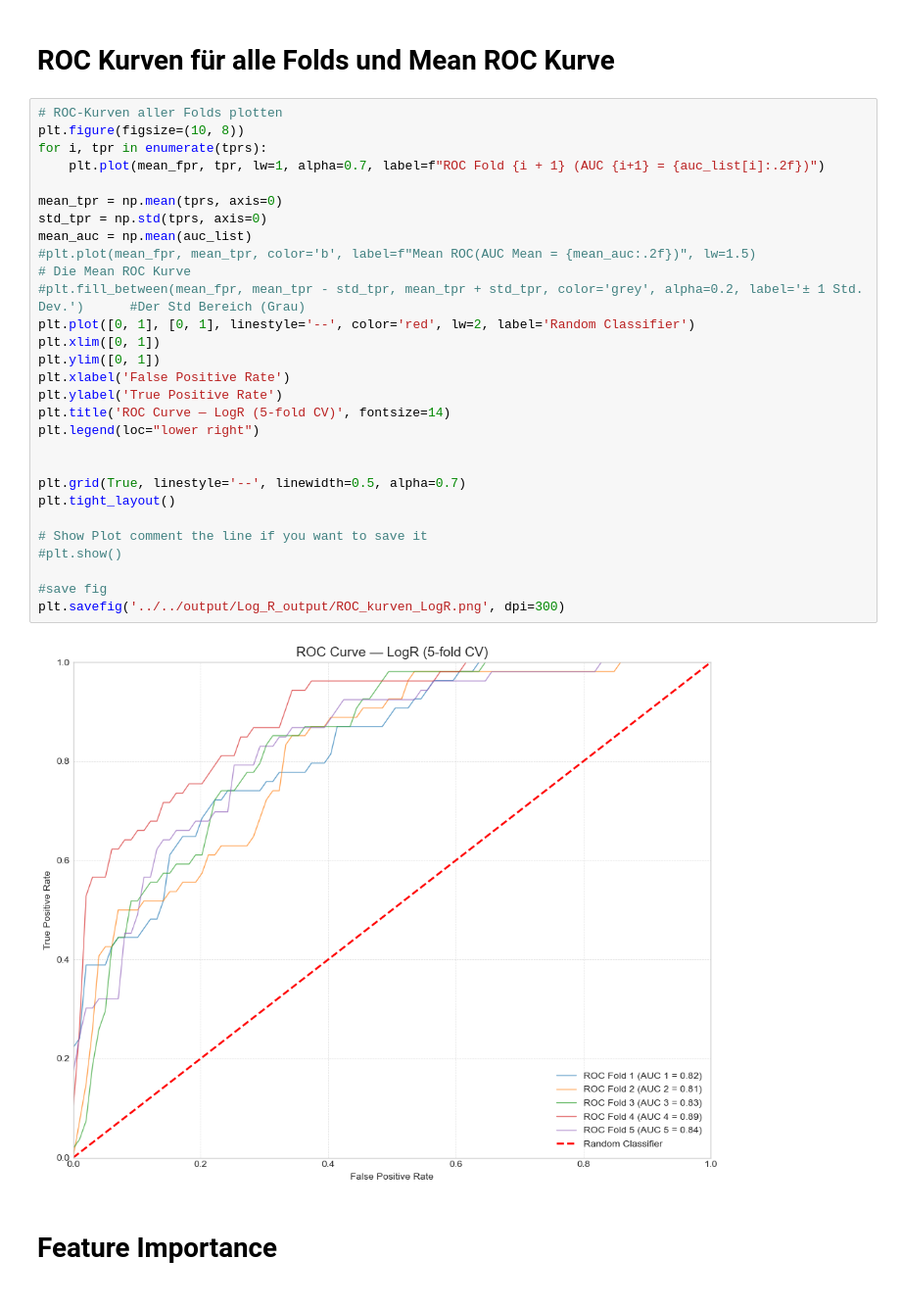
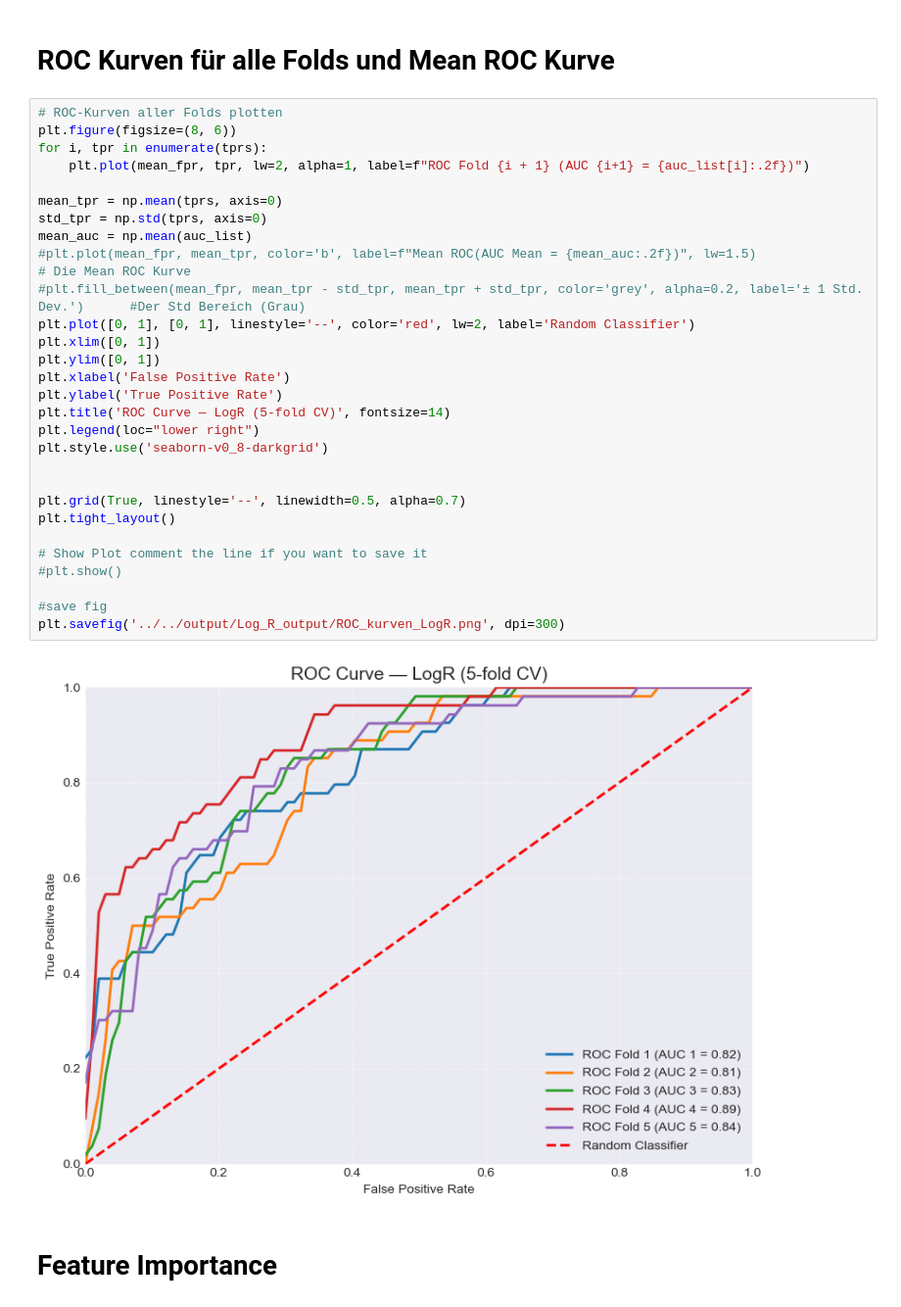
Before and after one commit to mettlrob/FoDS-Diabetes-Diagnosis, a Jupyter notebook: ML_Models/log_reg/log_reg.ipynb, the cells around one changed output. Shown at 98% size. Cells and saved outputs as stored; diff of their text form.

Commit message:
SHAP label output nad ROC-Kurve Hintergrund ändern

```diff
--- a/ML_Models/log_reg/log_reg.ipynb
+++ b/ML_Models/log_reg/log_reg.ipynb
@@ -259,34 +259,35 @@ plt.show()
 # ROC Kurven für alle Folds und Mean ROC Kurve
 # %%
 # ROC-Kurven aller Folds plotten
-plt.figure(figsize=(10, 8))
+plt.figure(figsize=(8, 6))
 for i, tpr in enumerate(tprs):
-    plt.plot(mean_fpr, tpr, lw=1, alpha=0.7, label=f"ROC Fold {i + 1} (AUC {i+1} = {auc_list[i]:.2f})")
+    plt.plot(mean_fpr, tpr, lw=2, alpha=1, label=f"ROC Fold {i + 1} (AUC {i+1} = {auc_list[i]:.2f})")
 
 mean_tpr = np.mean(tprs, axis=0)
 std_tpr = np.std(tprs, axis=0)
 mean_auc = np.mean(auc_list)
 #plt.plot(mean_fpr, mean_tpr, color='b', label=f"Mean ROC(AUC Mean = {mean_auc:.2f})", lw=1.5)                            # Die Mean ROC Kurve
 #plt.fill_between(mean_fpr, mean_tpr - std_tpr, mean_tpr + std_tpr, color='grey', alpha=0.2, label='± 1 Std. Dev.')      #Der Std Bereich (Grau)
 plt.plot([0, 1], [0, 1], linestyle='--', color='red', lw=2, label='Random Classifier')
 plt.xlim([0, 1])
 plt.ylim([0, 1])
 plt.xlabel('False Positive Rate')
 plt.ylabel('True Positive Rate')
 plt.title('ROC Curve — LogR (5-fold CV)', fontsize=14)
 plt.legend(loc="lower right")
+plt.style.use('seaborn-v0_8-darkgrid')
 
 
 plt.grid(True, linestyle='--', linewidth=0.5, alpha=0.7)
 plt.tight_layout()
 
 # Show Plot comment the line if you want to save it
 #plt.show()
 
 #save fig
 plt.savefig('../../output/Log_R_output/ROC_kurven_LogR.png', dpi=300)
 # %% [output]
-[figure, old version]
+[figure, new version]
 # %% [markdown]
 # Feature Importance
 # %%
```
Also changed, not shown: parts of 1 cell of this notebook, 2 other files.
